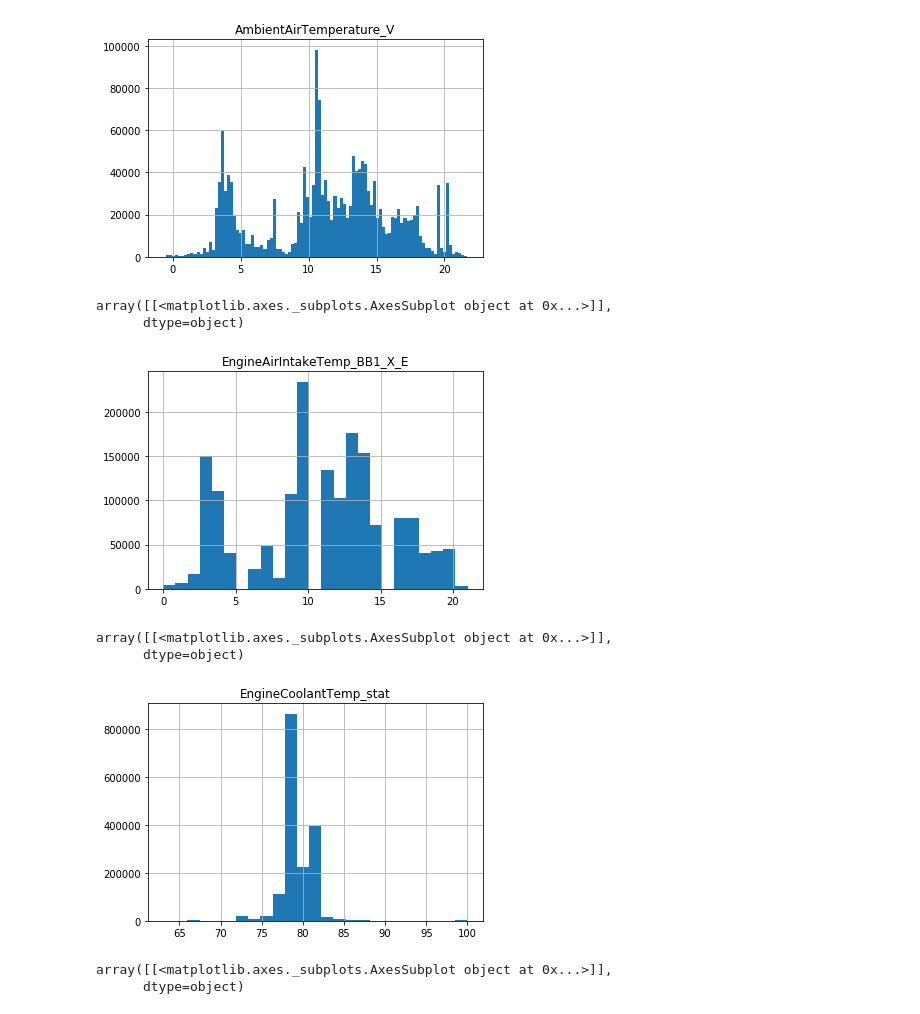
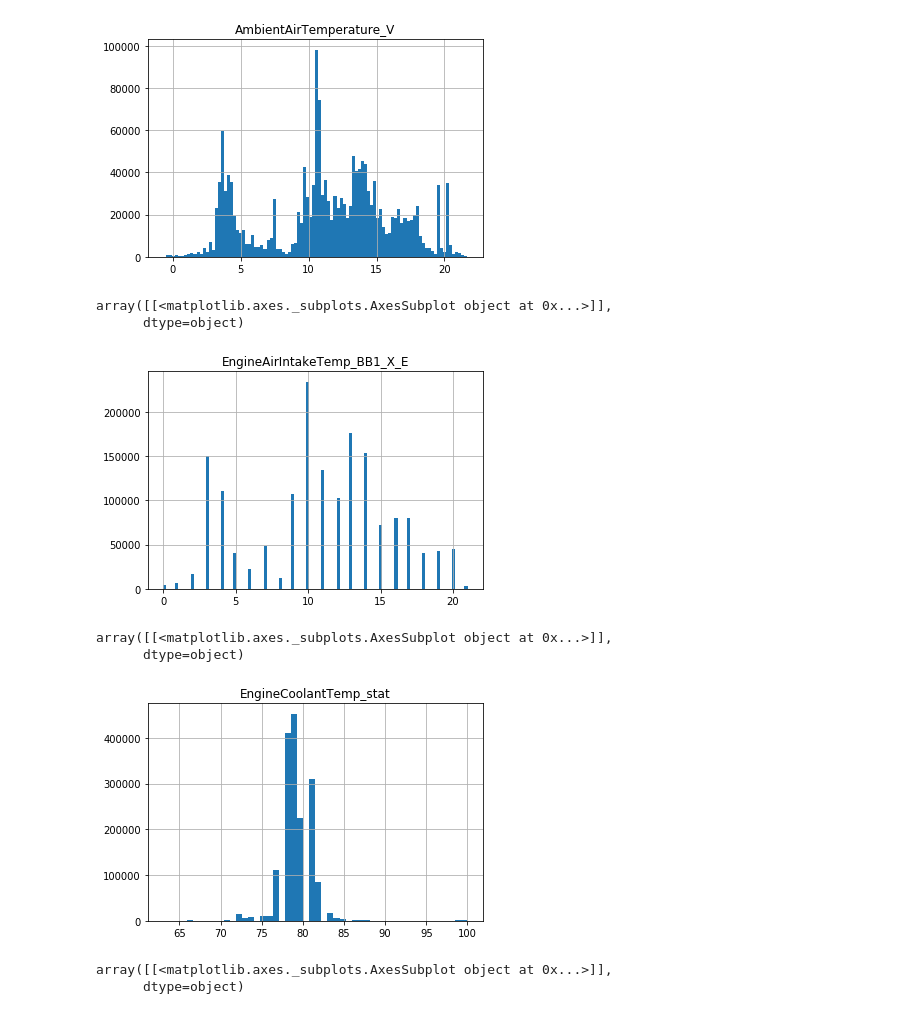
Before and after one commit to UNCG-CSE/Volvo_Truck_Analytics, a Jupyter notebook: src/Truck 2 Temp Analysis.ipynb, the cells around one changed output. Saved outputs shown, nothing was run; the diff lists cells and outputs as text; code cells hidden in the pictures.

Commit message:
updating temp analysis. other notebooks were not modified. Can't even open them without git screaming.

```diff
--- a/src/Truck 2 Temp Analysis.ipynb
+++ b/src/Truck 2 Temp Analysis.ipynb
@@ -95,17 +100,17 @@ array([[<matplotlib.axes._subplots.AxesSubplot object at 0x...>]],
       dtype=object)
 [figure]
 # %%
-trucks2.hist(column="EngineAirIntakeTemp_BB1_X_E", bins=25)
+trucks2.hist(column="EngineAirIntakeTemp_BB1_X_E", bins=100)
 # %% [output]
 array([[<matplotlib.axes._subplots.AxesSubplot object at 0x...>]],
       dtype=object)
-[figure, old version]
+[figure, new version]
 # %%
-trucks2.hist(column='EngineCoolantTemp_stat', bins=25)
+trucks2.hist(column='EngineCoolantTemp_stat', bins=50)
 # %% [output]
 array([[<matplotlib.axes._subplots.AxesSubplot object at 0x...>]],
       dtype=object)
-[figure, old version]
+[figure, new version]
 # %%
 trucks2.hist(column='EngineOilTemperature', bins=100)
 # %% [output]
```
Also changed, not shown: parts of 32 cells of this notebook, 5 other files.
